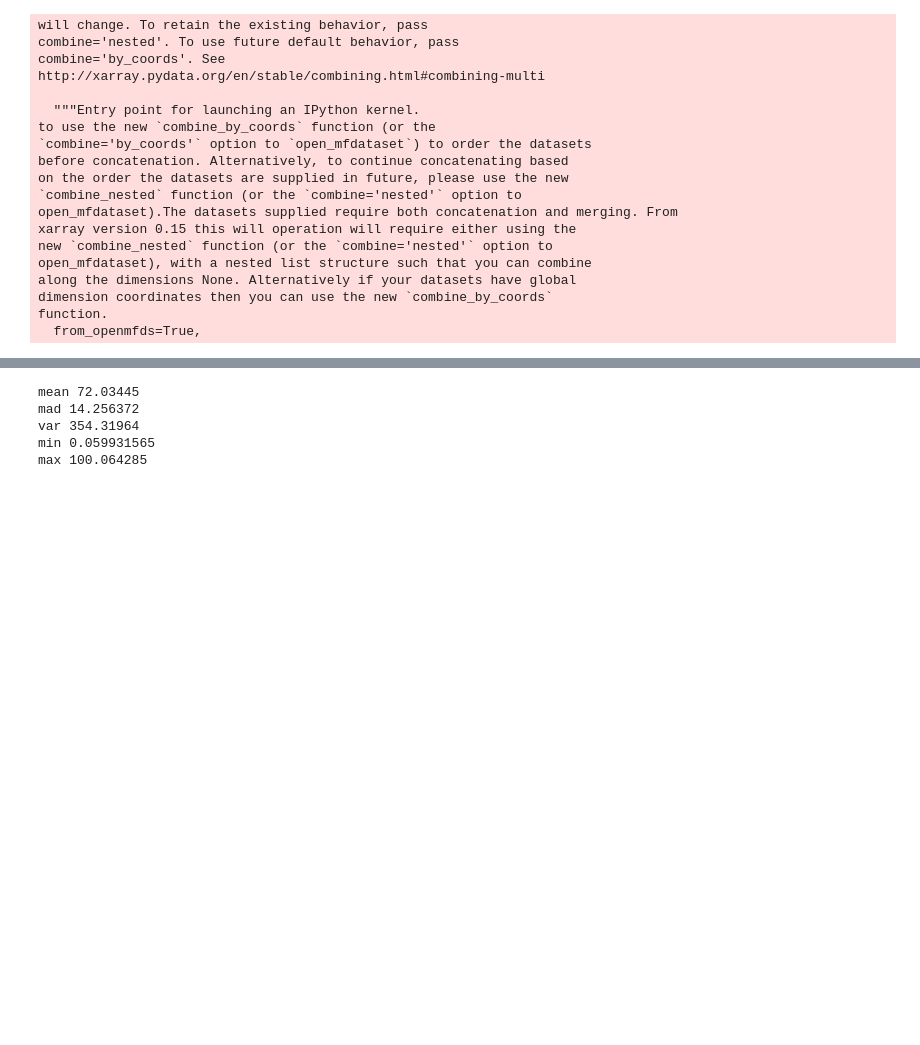
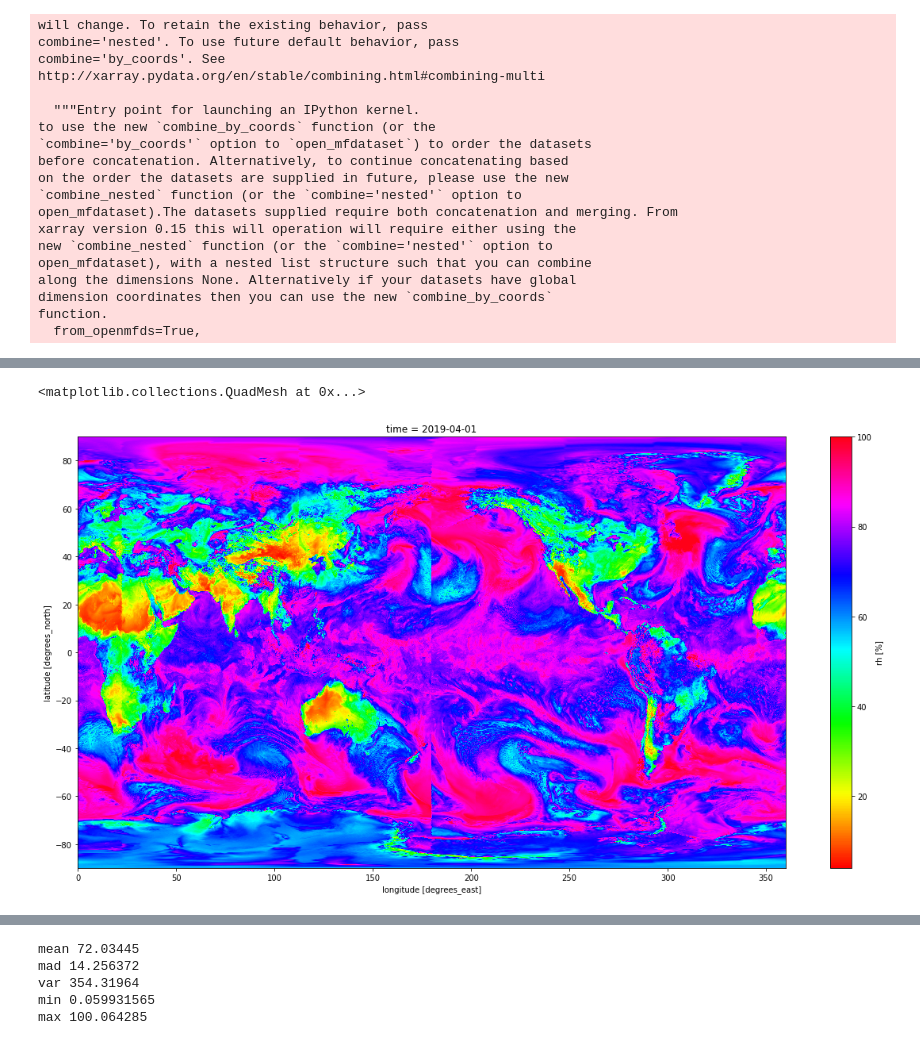
Before and after one commit to tejasvi/deepFWI, a Jupyter notebook: data/fwi_global/fwi_forcings.ipynb, the cells around one changed output, grey strips where cells are left out. Saved outputs shown, nothing was run; the diff lists cells and outputs as text; code cells hidden in the pictures; blank space fills up the shorter version.

```diff
--- a/data/fwi_global/fwi_forcings.ipynb
+++ b/data/fwi_global/fwi_forcings.ipynb
@@ -40,2 +65,3 @@ files = files[:736]
 # %%
-lambda x: x.isel(time=slice(0,1))
+def preprocess(d):
+    return d.isel(time=slice(0,1))
@@ -63,0 +164,6 @@ function.
+# %%
+plt.figure(figsize = (20,10))
+proc.rh[0].plot(cmap='hsv')
+# %% [output]
+<matplotlib.collections.QuadMesh at 0x...>
+[figure, added]
```
Also changed, not shown: parts of 39 cells of this notebook, 1 other file.
